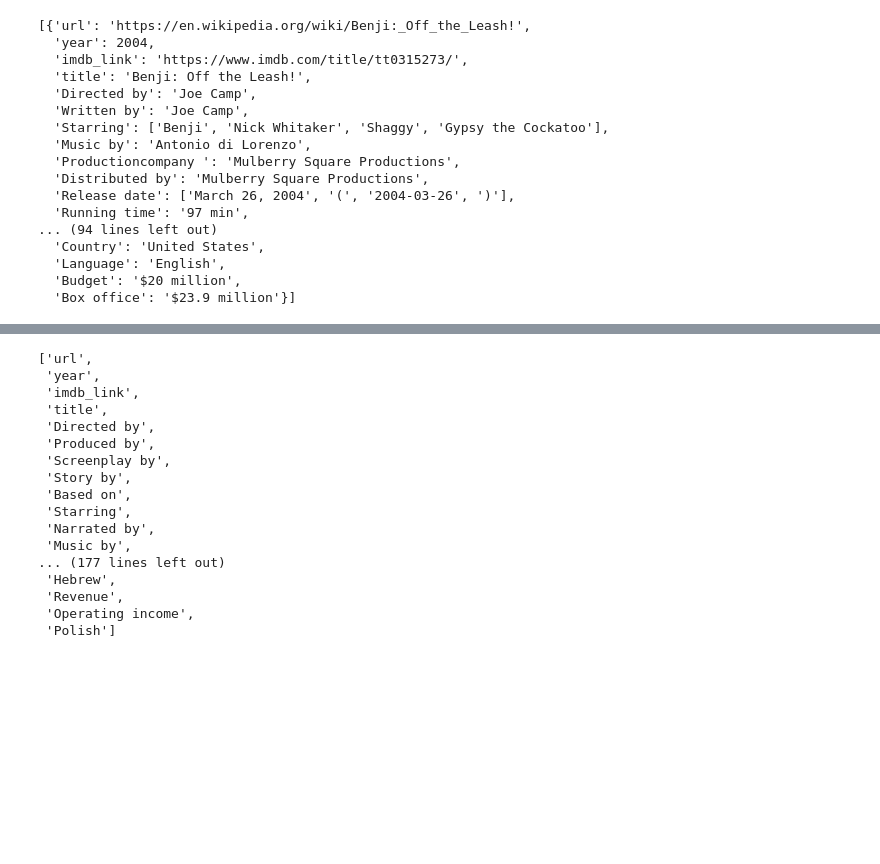
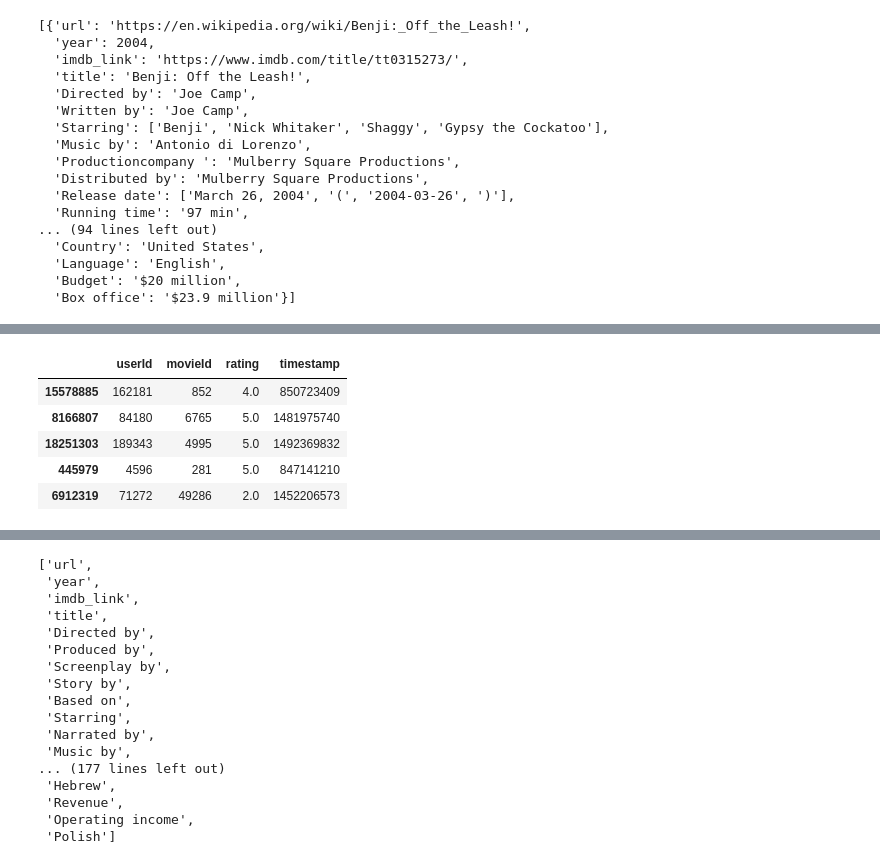
Before and after one commit to ianhernandezz/Movies-ETL, a Jupyter notebook: Untitled.ipynb, the cells around one changed output, grey strips where cells are left out. Drawn from its saved outputs; the diff is of its cells as text; code cells hidden in the pictures; blank space fills up the shorter version.

```diff
--- a/Untitled.ipynb
+++ b/Untitled.ipynb
@@ -81,3 +94,12 @@ wiki_movies_raw[3600:3605]
+# %%
+ratings.sample(n=5)
+# %% [output]
+|  | userId | movieId | rating | timestamp |
+| 15578885 | 162181 | 852 | 4.0 | 850723409 |
+| 8166807 | 84180 | 6765 | 5.0 | 1481975740 |
+| 18251303 | 189343 | 4995 | 5.0 | 1492369832 |
+| 445979 | 4596 | 281 | 5.0 | 847141210 |
+| 6912319 | 71272 | 49286 | 2.0 | 1452206573 |
 # %%
 wiki_movies_df = pd.DataFrame(wiki_movies_raw)
 # %%
```
Also changed, not shown: parts of 15 cells of this notebook, 1 other file.
